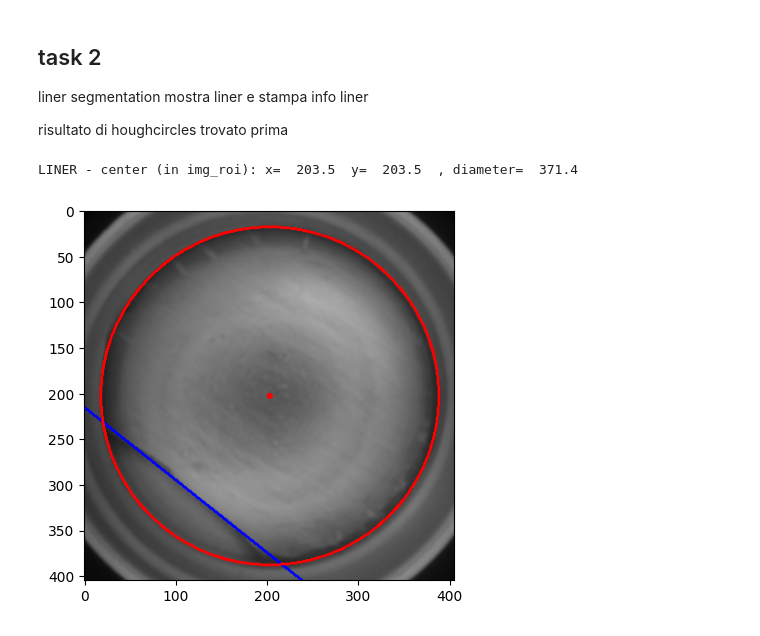
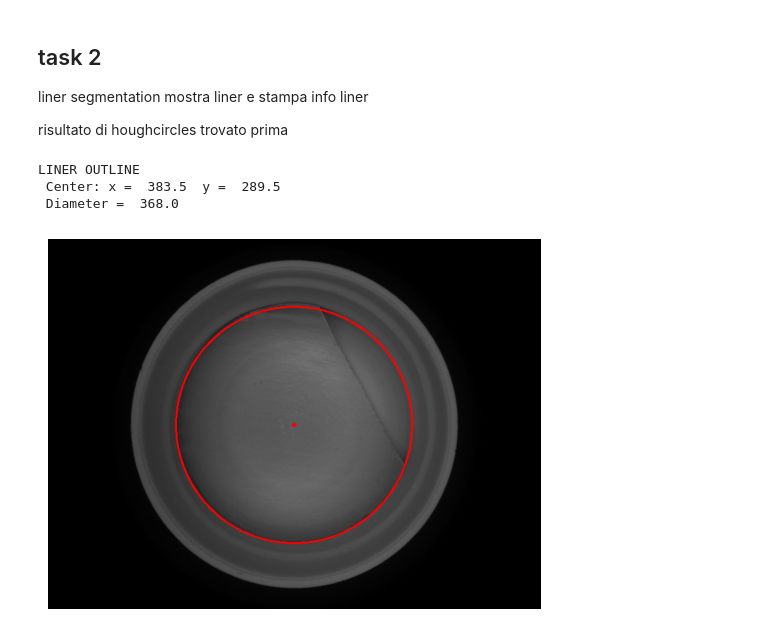
Before and after one commit to LucreziaPonti/PROJECT_cv, a Jupyter notebook: bozza_report_1.ipynb, the cells around one changed output. Cells and saved outputs as stored; diff of their text form; code cells hidden in the pictures.

```diff
--- a/bozza_report_1.ipynb
+++ b/bozza_report_1.ipynb
@@ -26,13 +26,17 @@ import numpy as np
 import cv2
 from matplotlib import pyplot as plt
 import math
+
+liner_flag = False
+defect_flag = False
+final_results= ""
 # %% [markdown]
 Setup
 # %%
 #setup iniziale
 #load image in modo carino per scegliere quale immagine loadare
-img_name = "d_19"
-show_steps = True
+img_name = "d_18"
+show_steps = False
 # %% [markdown]
 loadiamo immagine in color per poi farla visualizzare con i cerchi colorati però poi ci serve in gray scale per fare tutta la roba quindi ci creiamo anche la versione grayscale
 # %%
@@ -184,26 +205,41 @@ mostra liner e stampa info liner
 
 risultato di houghcircles trovato prima
 # %%
-circle_liner_layer=np.zeros_like(img_color) ################################################################################################### PER RIQUADRO
+circle_liner_layer=np.zeros_like(img_color) # useful for the optional requirement
 
-if circles_in is not None and len(circles_in) > 0: ## usare la flag liner mettendo se si
+if liner_flag:
 
     center_in = (circles_in[0][0][0],circles_in[0][0][1])
     radius_in = circles_in[0][0][2]
-    cv2.circle(img_color,(int(center_in[0]+x_min_roi),int(center_in[1]+y_min_roi)),int(radius_in),color=(255, 0, 0),thickness=2)
-    cv2.circle(img_color,(int(center_in[0]+x_min_roi),int(center_in[1]+y_min_roi)),int(2),color=(255, 0, 0),thickness=2)
 
-    cv2.circle(circle_liner_layer,(int(center_in[0])+x_min_roi,int(center_in[1])+y_min_roi),int(radius_in),color=(255,0, 0),thickness=2)#################################  PER RIQUADRO
+    cv2.circle(circle_liner_layer,(int(center_in[0])+x_min_roi,int(center_in[1])+y_min_roi),int(radius_in),color=(255,0, 0),thickness=2) # useful for the optional requirement
 
     if show_steps:
         cv2.circle(img_roi_show,(int(center_in[0]),int(center_in[1])),int(radius_in),color=(255, 0, 0),thickness=2)
         cv2.circle(img_roi_show,(int(center_in[0]),int(center_in[1])),int(2),color=(255,0, 0),thickness=2)
-        print("LINER - center (in img_roi): x= ", center_in[0]," y= ",center_in[1]," , diameter= ",radius_in*2)
+        plt.figure()
+        plt.title("Liner outline in ROI")
         plt.imshow(img_roi_show)
+        plt.axis('off')
         plt.show()
 
-    ########## maybe mostrare qua l'immagine del cerchio del liner nell'immagine grande (non roi) e printare le info di centro e diametro come per task 1
+    img_color_in=img_color.copy()
+    cv2.circle(img_color_in,(int(center_in[0]+x_min_roi),int(center_in[1]+y_min_roi)),int(radius_in),color=(255, 0, 0),thickness=2)
+    cv2.circle(img_color_in,(int(center_in[0]+x_min_roi),int(center_in[1]+y_min_roi)),int(2),color=(255, 0, 0),thickness=2)
+
+
+    cv2.circle(img_color_final,(int(center_in[0]+x_min_roi),int(center_in[1]+y_min_roi)),int(radius_in),color=(255, 0, 0),thickness=2)
+    cv2.circle(img_color_final,(int(center_in[0]+x_min_roi),int(center_in[1]+y_min_roi)),int(2),color=(255, 0, 0),thickness=2)
+    final_results=final_results+"LINER OUTLINE -- Center: x = "+str(center_in[0]+x_min_roi)+" y = "+str(center_in[1]+y_min_roi)+" - Diameter = "+str(radius_in*2) + " \n"
+
+    print("LINER OUTLINE\n Center: x = ", center_in[0]+x_min_roi," y = ",center_in[1]+y_min_roi,"\n Diameter = ",radius_in*2)
+    plt.figure()
+    plt.imshow(img_color_in)
+    plt.axis('off')
+    plt.show()
 # %% [output]
-LINER - center (in img_roi): x=  203.5  y=  203.5  , diameter=  371.4
+LINER OUTLINE
+ Center: x =  383.5  y =  289.5
+ Diameter =  368.0
-[figure, old version]
+[figure, new version]
 # %% [markdown]
```
Also changed, not shown: parts of 10 cells of this notebook, 2 other files.
